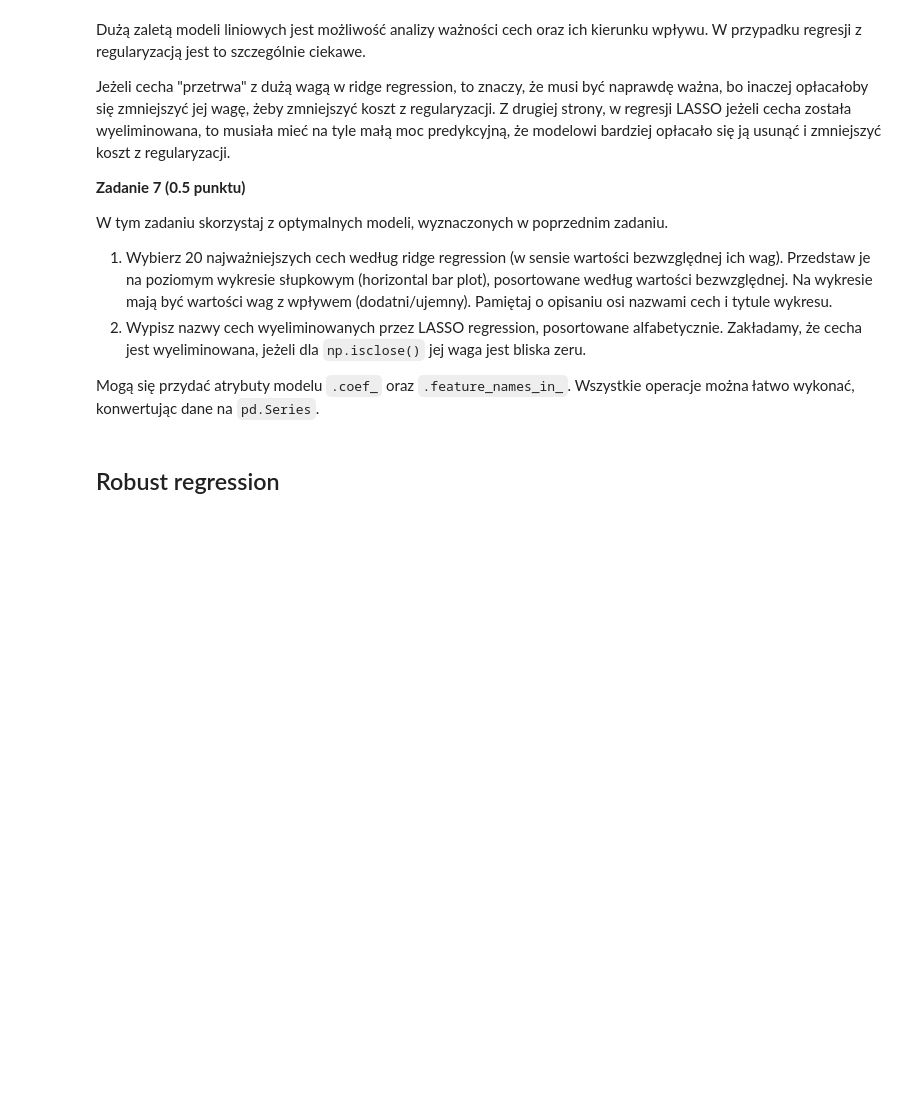
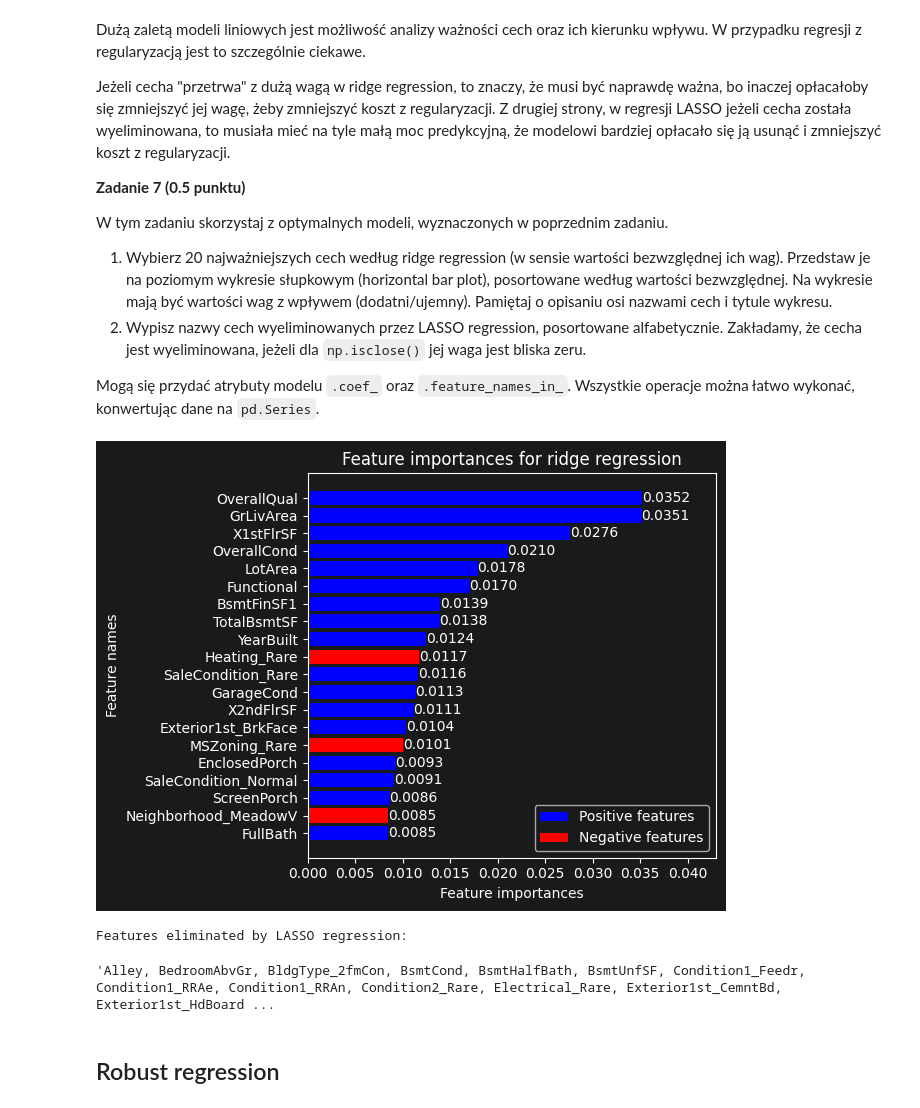
Before and after one commit to krzysztof-kopel/podstawy-uczenia-maszynowego, a Jupyter notebook: lab1/notebook.ipynb, the cells around one changed output. Cells and saved outputs as stored; diff of their text form; code cells hidden in the pictures; blank space fills up the shorter version.

```diff
--- a/lab1/notebook.ipynb
+++ b/lab1/notebook.ipynb
@@ -542,3 +542,9 @@ Wytrenuj modele z regularyzacją L2 (ridge) oraz L1 (LASSO). Dobierz siłę regu
 Wypisz optymalne hiperparametry dla obu modeli, oraz ich metryki jakości.
 
 Przydadzą się `np.linspace()`, `RidgeCV` oraz `LassoCV`.
+# %%
+from sklearn.linear_model import RidgeCV
+
+reg_ridge_estimate = RidgeCV(alphas=[1e-3, 1e-2, 1e-1, 1, 1e1, 1e2, 1e3], scoring="neg_mean_absolute_error")
+reg_ridge_estimate.fit(X_train, y_train)
+print(f"Estimated alpha for ridge regression: {reg_ridge_estimate.alpha_}")
@@ -544,0 +553,14 @@ Przydadzą się `np.linspace()`, `RidgeCV` oraz `LassoCV`.
+# %%
+from time import time
+
+print("Statistict for ridge regression:")
+
+alpha_range = np.linspace(0.1, 10, 1000)
+reg_ridge = RidgeCV(alphas=alpha_range, scoring="neg_mean_absolute_error")
+
+start = time()
+reg_ridge.fit(X_train, y_train)
+print(f"Training time: {time() - start}")
+print(f"Optimal alpha: {reg_ridge.alpha_}")
+
+evaluate_model(y_train, y_test, reg_ridge.predict(X_train), reg_ridge.predict(X_test))
@@ -555,6 +609,38 @@ W tym zadaniu skorzystaj z optymalnych modeli, wyznaczonych w poprzednim zadaniu
 2. Wypisz nazwy cech wyeliminowanych przez LASSO regression, posortowane alfabetycznie. Zakładamy, że cecha jest wyeliminowana, jeżeli dla `np.isclose()` jej waga jest bliska zeru.
 
 Mogą się przydać atrybuty modelu `.coef_` oraz `.feature_names_in_`. Wszystkie operacje można łatwo wykonać, konwertując dane na `pd.Series`.
+# %%
+ridge_features = np.stack((reg_ridge.coef_, reg_ridge.feature_names_in_), axis=1)
+
+ridge_features = ridge_features[np.abs(ridge_features[:, 0]).argsort()[::-1]]
+ridge_features = ridge_features[:20, :]
+
+color_map = np.zeros_like(ridge_features[:, 0])
+color_map[ridge_features[:, 0] > 0] = "blue"
+color_map[ridge_features[:, 0] < 0] = "red"
+
+fig, ax = plt.subplots(1, 1)
+bars = ax.barh(ridge_features[:, 1][::-1], np.abs(ridge_features[:, 0][::-1]), color=color_map[::-1], label=ridge_features[:, 1][::-1])
+ax.bar_label(bars, fmt="%.4f")
+ax.legend(["Positive features", "Negative features"])
+ax.set_title("Feature importances for ridge regression")
+ax.set_ylabel("Feature names")
+ax.set_xlabel("Feature importances")
+ax.set_xlim(0, 0.043)
+fig.tight_layout()
+# %% [output]
+[figure, added]
+# %%
+lasso_features = np.stack((reg_lasso.coef_, reg_lasso.feature_names_in_), axis=1)
+
+lasso_features = lasso_features[np.isclose(lasso_features[:, 0], 0)]
+lasso_features = lasso_features[:, 1]
+lasso_features = np.sort(lasso_features)
+print("Features eliminated by LASSO regression: ")
+", ".join(list(lasso_features))
+# %% [output]
+Features eliminated by LASSO regression:
+'Alley, BedroomAbvGr, BldgType_2fmCon, BsmtCond, BsmtHalfBath, BsmtUnfSF, Condition1_Feedr, Condition1_RRAe, Condition1_RRAn, Condition2_Rare, Electrical_Rare, Exterior1st_CemntBd, Exterior1st_HdBoard ...
 # %% [markdown]
 ## Robust regression
 # %% [markdown]
```
Also changed, not shown: parts of 11 cells of this notebook.
